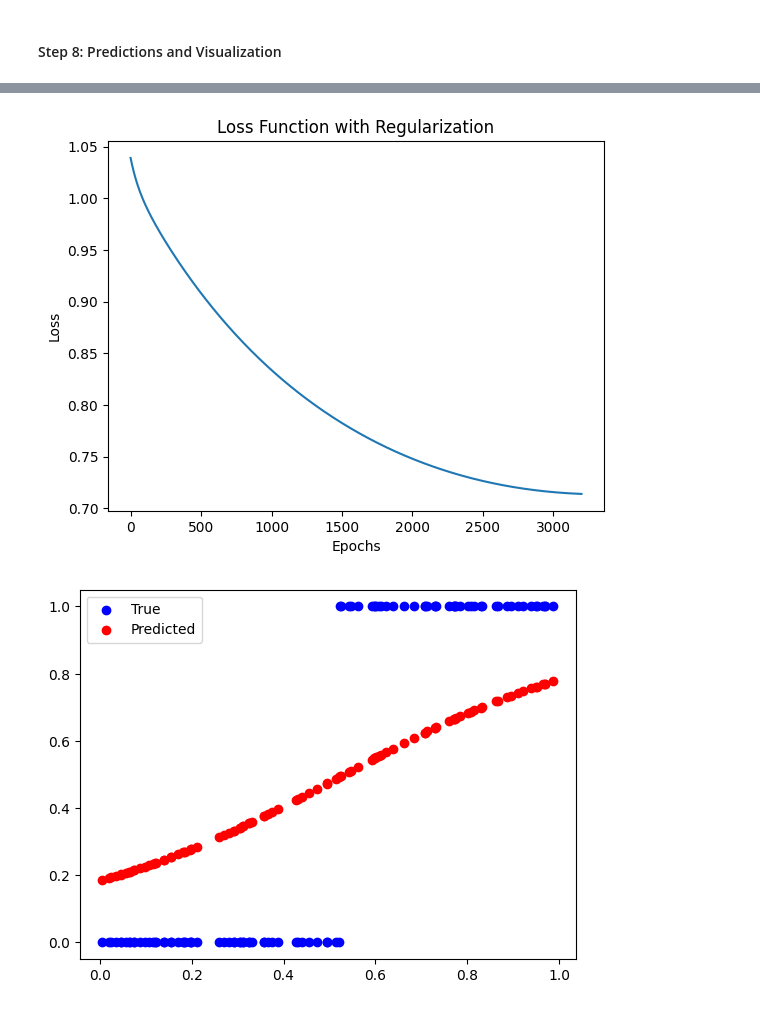
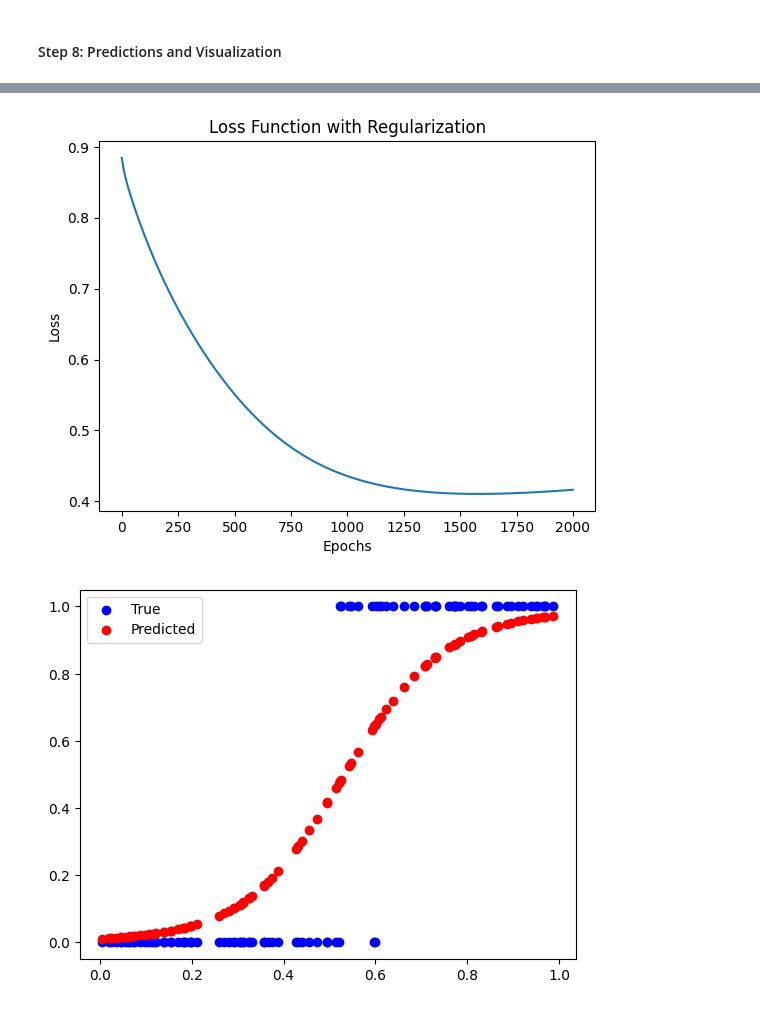
Before and after one commit to Ashutosh-Mishra21/Machine_Learning, a Jupyter notebook: NeuralNetworkScratch/Scratch.ipynb, the cells around one changed output, grey strips where cells are left out. Cells and saved outputs as stored; diff of their text form; code cells hidden in the pictures.

Commit message:
Updated the sigmoid activation function, changes in regularization strength and learning rate which result in better prediction and convergance

```diff
--- a/NeuralNetworkScratch/Scratch.ipynb
+++ b/NeuralNetworkScratch/Scratch.ipynb
@@ -169,7 +169,7 @@ def binary_cross_entropy_loss(y_true, y_pred, weights, lambda_reg):
 
 def binary_cross_entropy_loss_derivative(y_true, y_pred):
     epsilon = 1e-12
-    y_pred = np.clip(y_pred, epsilon, 1. - epsilon)
+    y_pred = np.clip(y_pred, epsilon, 1 - epsilon)
     return (y_pred - y_true) / (y_pred * (1 - y_pred) * y_true.size)
 # %% [markdown]
 #### Step 3: Initialize Parameters
@@ -251,14 +251,14 @@ def predict(X, weights, biases):
 # Data
 np.random.seed(42)
 X = np.random.rand(100, 1)
-y = (3 * X + np.random.randn(100, 1) * 0.1 > 1.5).astype(int)
+y = (3 * X + np.random.randn(100, 1) * 0.2 > 1.5).astype(int)
 
 # Set regularization strength
-lambda_reg = 0.01  # Adjust this value as needed
+lambda_reg = 0.003  # Adjust this value as needed
 
 # Train the network with regularization
 layer_sizes = [1, 10, 1]
-weights, biases, loss_history = train(X, y, layer_sizes, epochs=3200, learning_rate=0.01, lambda_reg=lambda_reg)
+weights, biases, loss_history = train(X, y, layer_sizes, epochs=2000, learning_rate=0.05, lambda_reg=lambda_reg)
 
 # Plot the loss
 plt.plot(range(len(loss_history)), loss_history)
@@ -295,2 +298,2 @@ Epoch 3100/3200 - Loss: 0.7144662879227127
-[figure, old version]
+[figure, new version]
-[figure, old version]
+[figure, new version]
```
Also changed, not shown: parts of 1 cell of this notebook.
